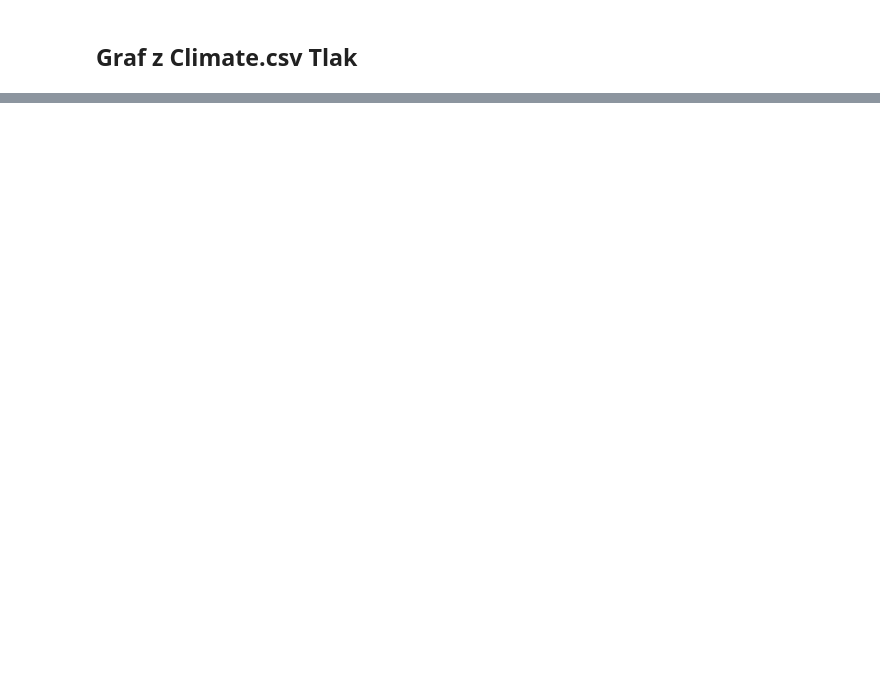
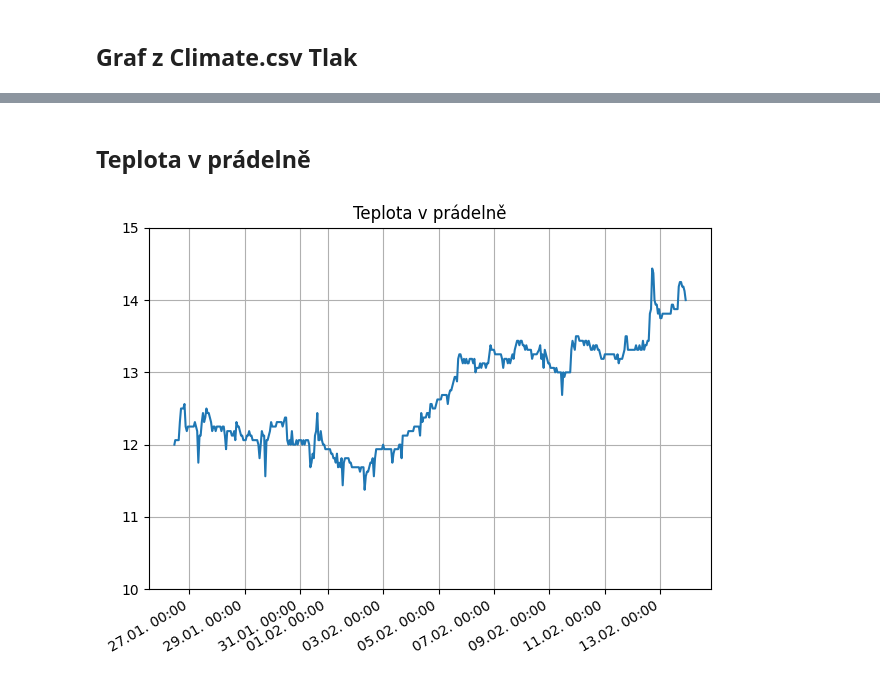
Before and after one commit to MarekCoderslab/Teploty_kotle, a Jupyter notebook: Teplota_kotle.ipynb, the cells around one changed output, grey strips where cells are left out. Drawn from its saved outputs; the diff is of its cells as text; code cells hidden in the pictures; blank space fills up the shorter version.

```diff
--- a/Teplota_kotle.ipynb
+++ b/Teplota_kotle.ipynb
@@ -473,0 +477,32 @@ plt.show()
+# %% [markdown]
+## Teplota v prádelně
+# %%
+import pandas as pd
+import matplotlib.pyplot as plt
+import matplotlib.dates as mdates
+# import mplcursors
+
+df_pradelna = pd.read_csv("teplota_pradelna.csv", header=None, names=["cas", "tepl"])
+# df_pradelna["cas"] = pd.to_datetime(df_pradelna["cas"], errors="coerce")
+df_pradelna["cas"] = pd.to_datetime(df_pradelna["cas"], format="%Y-%m-%d %H:%M:%S", errors="coerce")
+df_pradelna["tepl"] = pd.to_numeric(df_pradelna["tepl"], errors="coerce")
+df_pradelna = df_pradelna.dropna().sort_values("cas").drop_duplicates("cas")
+
+fig, ax = plt.subplots()
+
+ax.set_ylim(10, 15)
+ax.set_title("Teplota v prádelně")
+
+ax.plot(df_pradelna["cas"], df_pradelna["tepl"], linestyle="-", marker=None)
+# ax.plot(df_pradelna["cas"], df_pradelna["tepl"], marker=".")
+# ax.scatter(df_pradelna["cas"], df_pradelna["tepl"], s=5)
+
+ax.grid()
+ax.xaxis.set_major_formatter(mdates.DateFormatter('%d.%m. %H:%M'))
+fig.autofmt_xdate()
+
+plt.tight_layout()
+# mplcursors.cursor(hover=True)
+plt.show()
+# %% [output]
+[figure, added]
```
Also changed, not shown: parts of 12 cells of this notebook, 4 other files.
